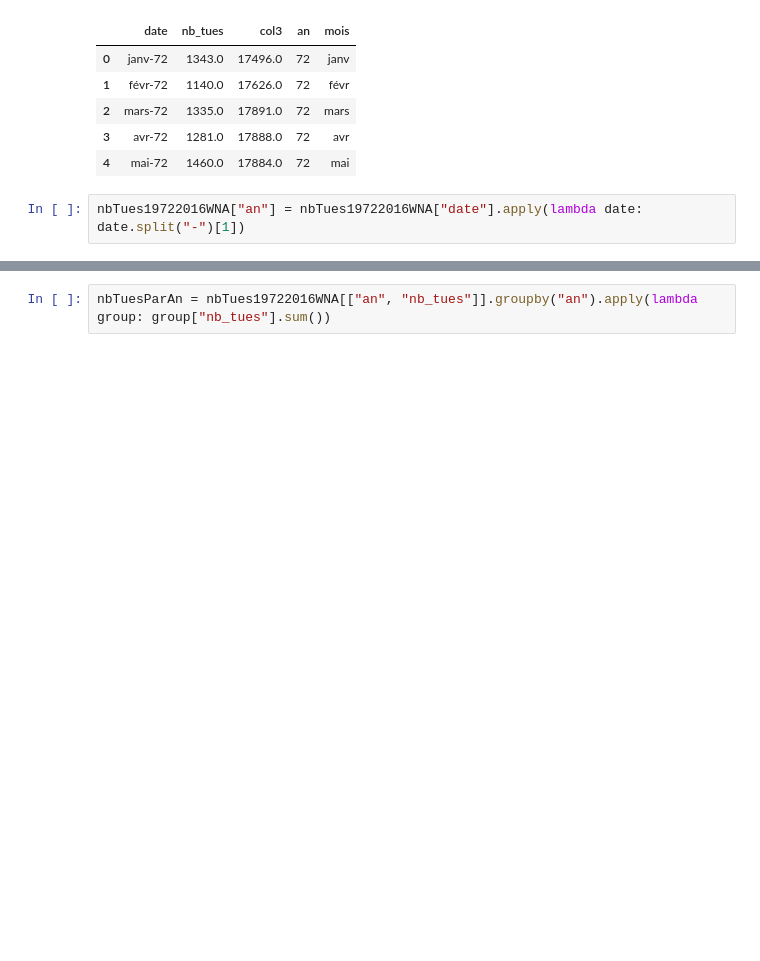
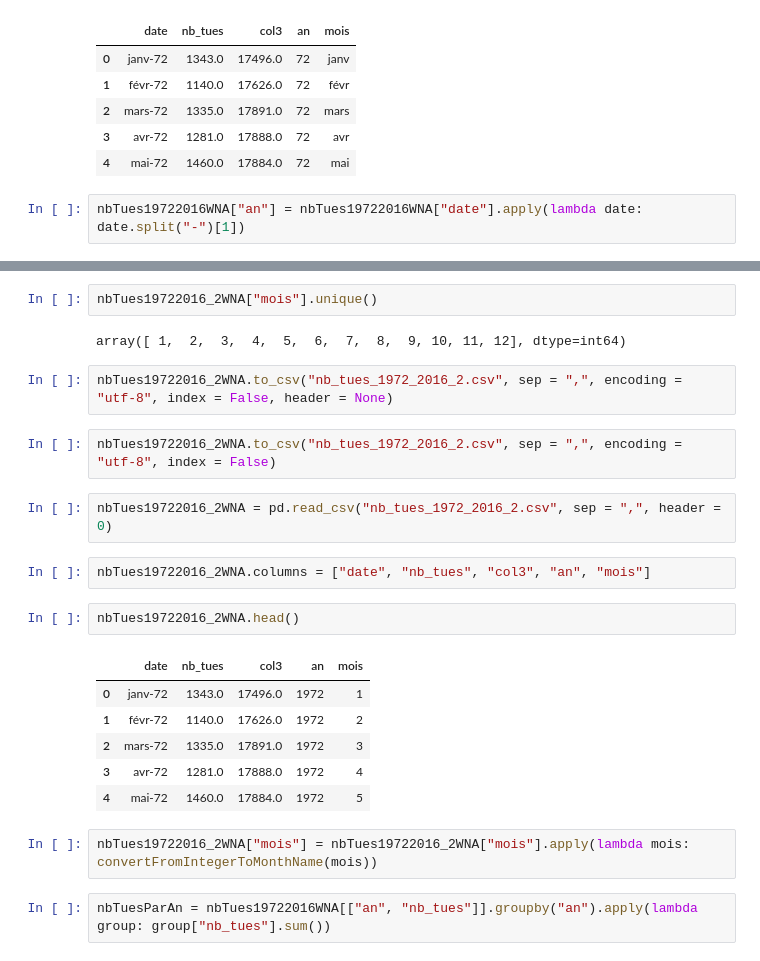
Before and after one commit to clymab/clymab.github.io, a Jupyter notebook: dataviz.ipynb, the cells around one changed output, grey strips where cells are left out. Drawn from its saved outputs; the diff is of its cells as text; blank space fills up the shorter version.

```diff
--- a/dataviz.ipynb
+++ b/dataviz.ipynb
@@ -144,3 +177,26 @@ nbTues19722016WNA["an"] = nbTues19722016WNA["date"].apply(lambda date: date.spli
+# %%
+nbTues19722016_2WNA["mois"].unique()
+# %% [output]
+array([ 1,  2,  3,  4,  5,  6,  7,  8,  9, 10, 11, 12], dtype=int64)
+# %%
+nbTues19722016_2WNA.to_csv("nb_tues_1972_2016_2.csv", sep = ",", encoding = "utf-8", index = False, header = None)
+# %%
+nbTues19722016_2WNA.to_csv("nb_tues_1972_2016_2.csv", sep = ",", encoding = "utf-8", index = False)
+# %%
+nbTues19722016_2WNA = pd.read_csv("nb_tues_1972_2016_2.csv", sep = ",", header = 0)
+# %%
+nbTues19722016_2WNA.columns = ["date", "nb_tues", "col3", "an", "mois"]
+# %%
+nbTues19722016_2WNA.head()
+# %% [output]
+|  | date | nb_tues | col3 | an | mois |
+| 0 | janv-72 | 1343.0 | 17496.0 | 1972 | 1 |
+| 1 | févr-72 | 1140.0 | 17626.0 | 1972 | 2 |
+| 2 | mars-72 | 1335.0 | 17891.0 | 1972 | 3 |
+| 3 | avr-72 | 1281.0 | 17888.0 | 1972 | 4 |
+| 4 | mai-72 | 1460.0 | 17884.0 | 1972 | 5 |
+# %%
+nbTues19722016_2WNA["mois"] = nbTues19722016_2WNA["mois"].apply(lambda mois: convertFromIntegerToMonthName(mois))
 # %%
 nbTuesParAn = nbTues19722016WNA[["an", "nb_tues"]].groupby("an").apply(lambda group: group["nb_tues"].sum())
 # %%
```
Also changed, not shown: parts of 21 cells of this notebook.
